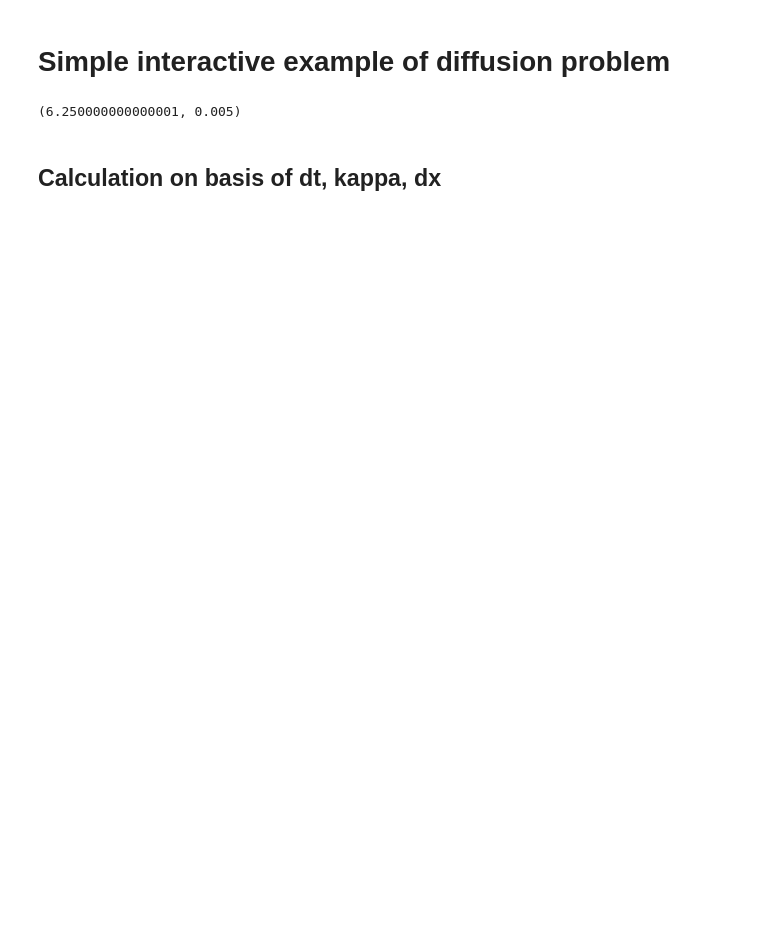
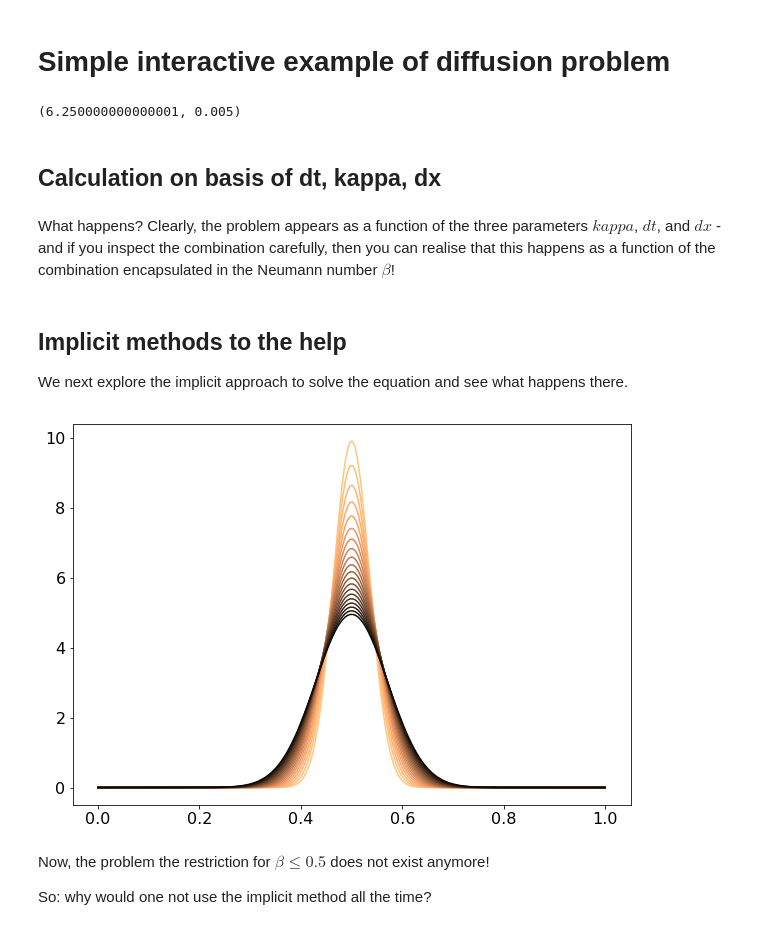
Before and after one commit to cgre-aachen/teaching, a Jupyter notebook: nre2/Diffusion_interactive_example.ipynb, the cells around one changed output. Saved outputs shown, nothing was run; the diff lists cells and outputs as text; code cells hidden in the pictures; blank space fills up the shorter version.

Commit message:
Extended diffusion notebook with implicit solution

```diff
--- a/nre2/Diffusion_interactive_example.ipynb
+++ b/nre2/Diffusion_interactive_example.ipynb
@@ -66,3 +65,41 @@ def diff_problem_phys(kappa=-6, dt=6.25, dx10=0.05, nt=20):
 # %%
 v = interactive(diff_problem_phys,  kappa=(-7,-5.5,0.01), nt=(20,800,10), dx10=(0.03,0.07,0.001))
 display(v)
+# %% [markdown]
+What happens? Clearly, the problem appears as a function of the three parameters $kappa$, $dt$, and $dx$ - and if you inspect the combination carefully, then you can realise that this happens as a function of the combination encapsulated in the Neumann number $\beta$!
+# %% [markdown]
+## Implicit methods to the help
+
+We next explore the implicit approach to solve the equation and see what happens there.
+# %%
+beta = 0.4
+
+def diff_implicit(beta, nt=200, plot=True):
+    # set up matrix B
+    B = np.zeros((nx,nx))
+    i,j = np.indices((nx, nx))
+    B[i==j] = 1 + 2*beta
+    B[i==j-1] = -beta
+    B[i==j+1] = -beta
+    u_init = u_max * np.exp(-((xvals-0.5) / sigma)**2)
+    # boundary conditions:
+    b_0 = 0.
+    b_1 = 0.
+    b = np.zeros(nx)
+    b[0] = b_0
+    b[-1] = b_1
+
+    # re-initialise
+    u = u_init.copy()
+    for i in range(nt):
+        u = np.linalg.solve(B, u + beta*b)
+        # u[0] = b_0
+        # u[-1] = b_1
+        if plot:
+            if np.mod(i,10) == 0: plt.plot(xvals, u, color=plt.cm.copper_r(i/float(nt)))
+        # if i == 0: break
+    if plot: plt.show()
+
+diff_implicit(beta)
+# %% [output]
+[figure, added]
@@ -68,0 +109,4 @@ display(v)
+# %% [markdown]
+Now, the problem the restriction for $\beta \le 0.5$ does not exist anymore!
+
+So: why would one not use the implicit method all the time?
```
Also changed, not shown: parts of 4 cells of this notebook.
